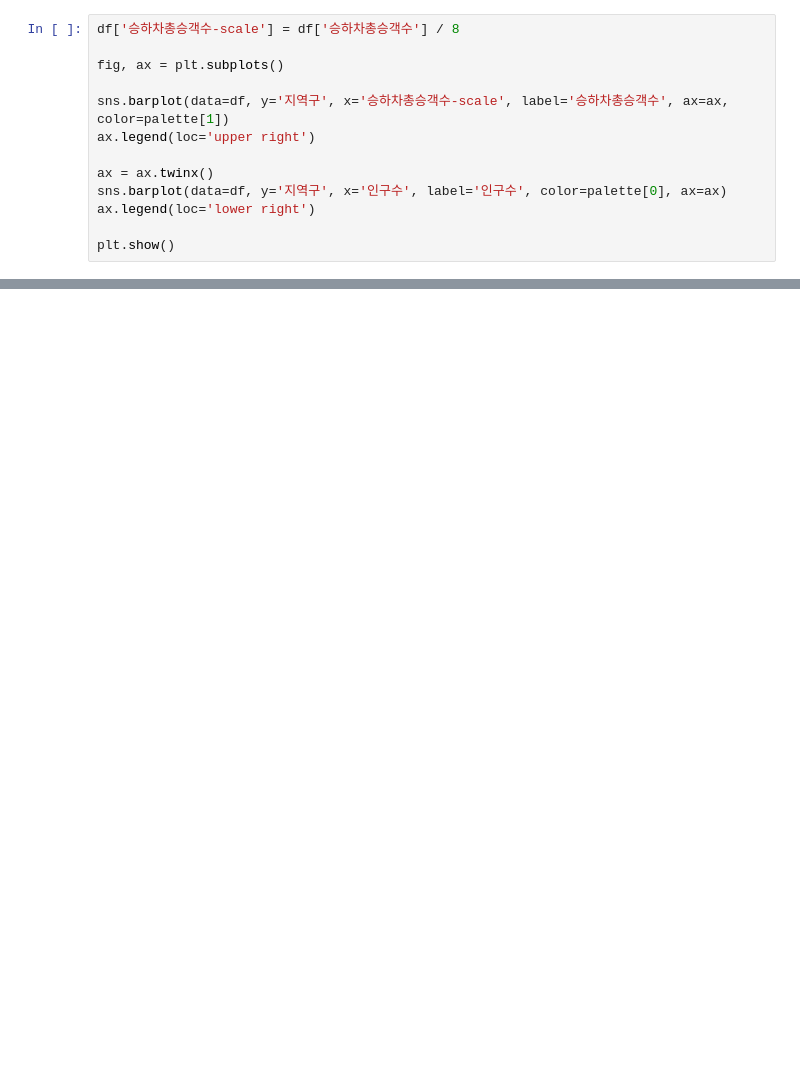
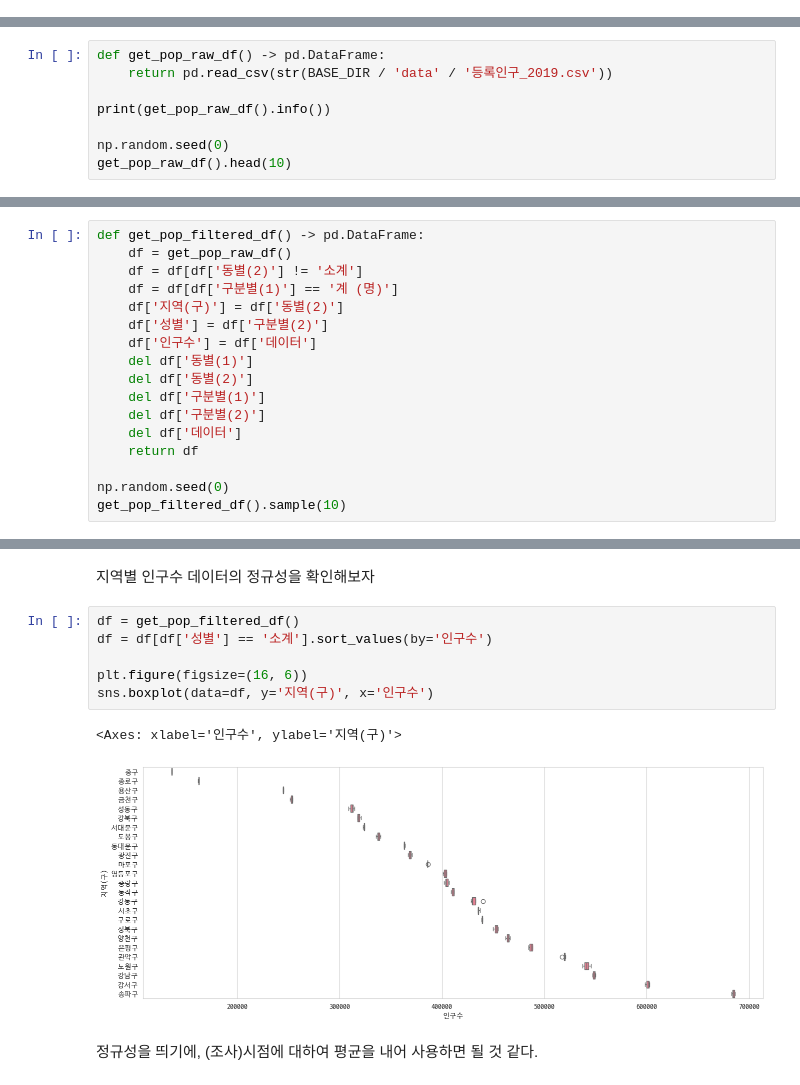
Before and after one commit to smu-202115064/Training-project-for-AI-X-Pioneers-Basic, a Jupyter notebook: 실습/김동주 - 지하철 역 별 인구수.ipynb, the cells around one changed output, grey strips where cells are left out. Cells and saved outputs as stored; diff of their text form; blank space fills up the shorter version.

```diff
--- a/실습/김동주 - 지하철 역 별 인구수.ipynb
+++ b/실습/김동주 - 지하철 역 별 인구수.ipynb
@@ -261,13 +0,0 @@ plt.show()
-# %%
-df['승하차총승객수-scale'] = df['승하차총승객수'] / 8
-
-fig, ax = plt.subplots()
-
-sns.barplot(data=df, y='지역구', x='승하차총승객수-scale', label='승하차총승객수', ax=ax, color=palette[1])
-ax.legend(loc='upper right')
-
-ax = ax.twinx()
-sns.barplot(data=df, y='지역구', x='인구수', label='인구수', color=palette[0], ax=ax)
-ax.legend(loc='lower right')
-
-plt.show()
@@ -296,0 +198,8 @@ plt.show()
+# %%
+def get_pop_raw_df() -> pd.DataFrame:
+    return pd.read_csv(str(BASE_DIR / 'data' / '등록인구_2019.csv'))
+
+print(get_pop_raw_df().info())
+
+np.random.seed(0)
+get_pop_raw_df().head(10)
@@ -296,0 +232,17 @@ plt.show()
+# %%
+def get_pop_filtered_df() -> pd.DataFrame:
+    df = get_pop_raw_df()
+    df = df[df['동별(2)'] != '소계']
+    df = df[df['구분별(1)'] == '계 (명)']
+    df['지역(구)'] = df['동별(2)']
+    df['성별'] = df['구분별(2)']
+    df['인구수'] = df['데이터']
+    del df['동별(1)']
+    del df['동별(2)']
+    del df['구분별(1)']
+    del df['구분별(2)']
+    del df['데이터']
+    return df
+
+np.random.seed(0)
+get_pop_filtered_df().sample(10)
@@ -296,0 +261,13 @@ plt.show()
+# %% [markdown]
+지역별 인구수 데이터의 정규성을 확인해보자
+# %%
+df = get_pop_filtered_df()
+df = df[df['성별'] == '소계'].sort_values(by='인구수')
+
+plt.figure(figsize=(16, 6))
+sns.boxplot(data=df, y='지역(구)', x='인구수')
+# %% [output]
+<Axes: xlabel='인구수', ylabel='지역(구)'>
+[figure, added]
+# %% [markdown]
+정규성을 띄기에, (조사)시점에 대하여 평균을 내어 사용하면 될 것 같다.
```
Also changed, not shown: parts of 50 cells of this notebook, 2 other files.
